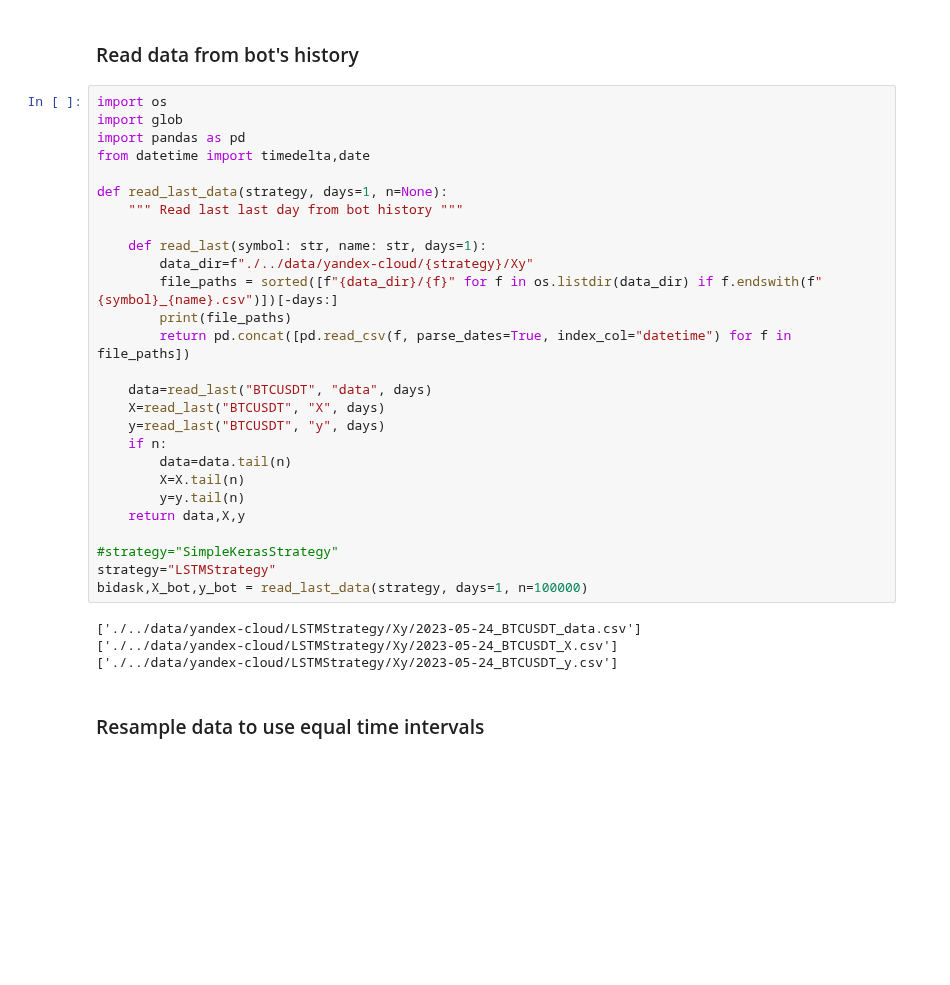
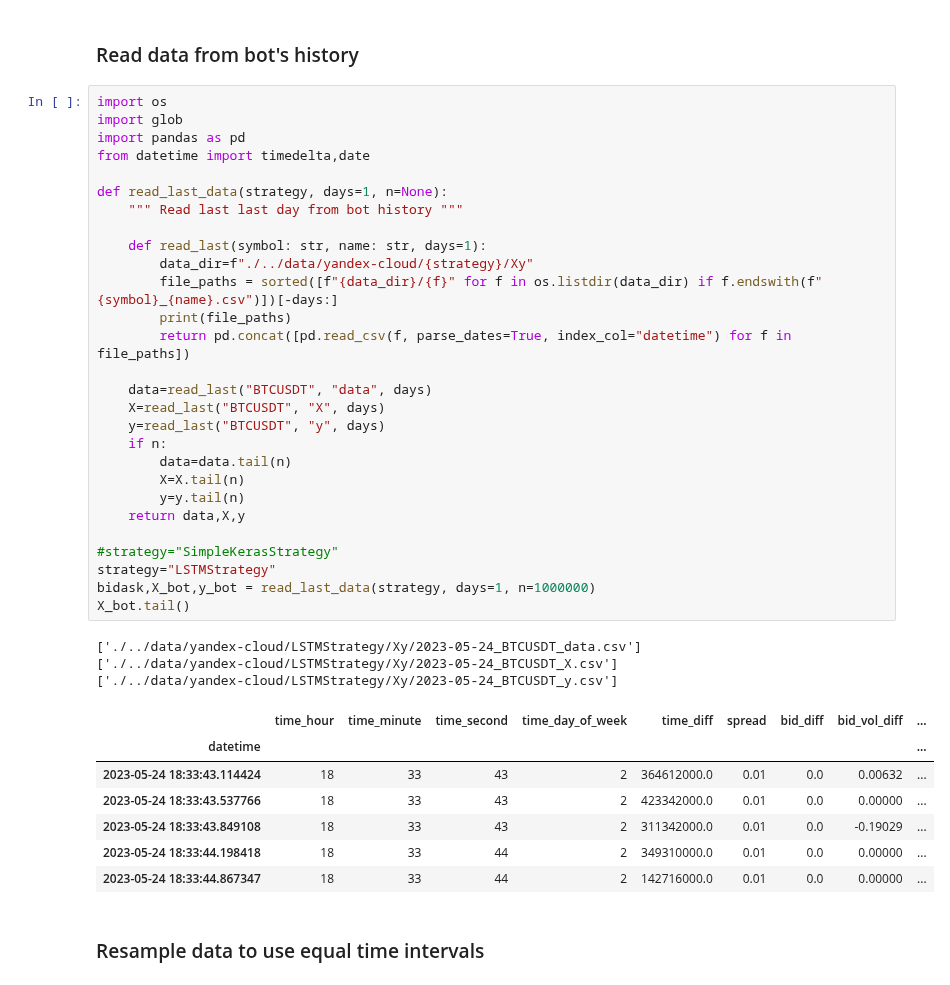
Before and after one commit to DmitryPukhov/pytrade2, a Jupyter notebook: analysis/Predict low high models.ipynb, the cells around one changed output. Drawn from its saved outputs; the diff is of its cells as text; blank space fills up the shorter version.

```diff
--- a/analysis/Predict low high models.ipynb
+++ b/analysis/Predict low high models.ipynb
@@ -30,34 +30,42 @@ Read data from bot's history, resample to equal intervals, create X, y
 # %%
 import os
 import glob
 import pandas as pd
 from datetime import timedelta,date
 
 def read_last_data(strategy, days=1, n=None):
     """ Read last last day from bot history """
 
     def read_last(symbol: str, name: str, days=1):
         data_dir=f"./../data/yandex-cloud/{strategy}/Xy"
         file_paths = sorted([f"{data_dir}/{f}" for f in os.listdir(data_dir) if f.endswith(f"{symbol}_{name}.csv")])[-days:]
         print(file_paths)
         return pd.concat([pd.read_csv(f, parse_dates=True, index_col="datetime") for f in file_paths])
 
     data=read_last("BTCUSDT", "data", days)
     X=read_last("BTCUSDT", "X", days)
     y=read_last("BTCUSDT", "y", days)
     if n:
         data=data.tail(n)
         X=X.tail(n)
         y=y.tail(n)
     return data,X,y
 
 #strategy="SimpleKerasStrategy"
 strategy="LSTMStrategy"
-bidask,X_bot,y_bot = read_last_data(strategy, days=1, n=100000)
+bidask,X_bot,y_bot = read_last_data(strategy, days=1, n=1000000)
+X_bot.tail()
 # %% [output]
 ['./../data/yandex-cloud/LSTMStrategy/Xy/2023-05-24_BTCUSDT_data.csv']
 ['./../data/yandex-cloud/LSTMStrategy/Xy/2023-05-24_BTCUSDT_X.csv']
 ['./../data/yandex-cloud/LSTMStrategy/Xy/2023-05-24_BTCUSDT_y.csv']
+|  | time_hour | time_minute | time_second | time_day_of_week | time_diff | spread | bid_diff | bid_vol_diff | ... |
+| datetime |  |  |  |  |  |  |  |  | ... |
+| 2023-05-24 18:33:43.114424 | 18 | 33 | 43 | 2 | 364612000.0 | 0.01 | 0.0 | 0.00632 | ... |
+| 2023-05-24 18:33:43.537766 | 18 | 33 | 43 | 2 | 423342000.0 | 0.01 | 0.0 | 0.00000 | ... |
+| 2023-05-24 18:33:43.849108 | 18 | 33 | 43 | 2 | 311342000.0 | 0.01 | 0.0 | -0.19029 | ... |
+| 2023-05-24 18:33:44.198418 | 18 | 33 | 44 | 2 | 349310000.0 | 0.01 | 0.0 | 0.00000 | ... |
+| 2023-05-24 18:33:44.867347 | 18 | 33 | 44 | 2 | 142716000.0 | 0.01 | 0.0 | 0.00000 | ... |
 # %% [markdown]
 ### Resample data to use equal time intervals
 # %%
```
Also changed, not shown: parts of 7 cells of this notebook, 2 other files.
